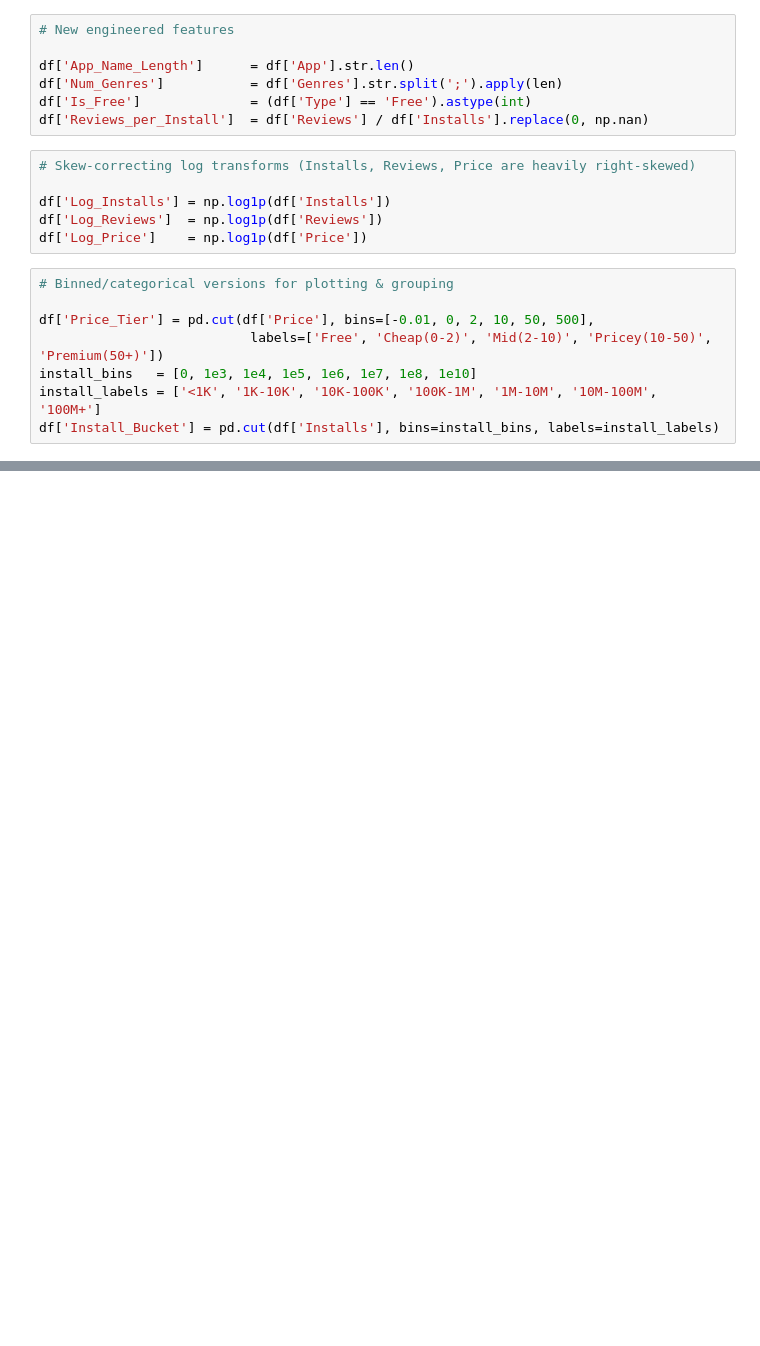
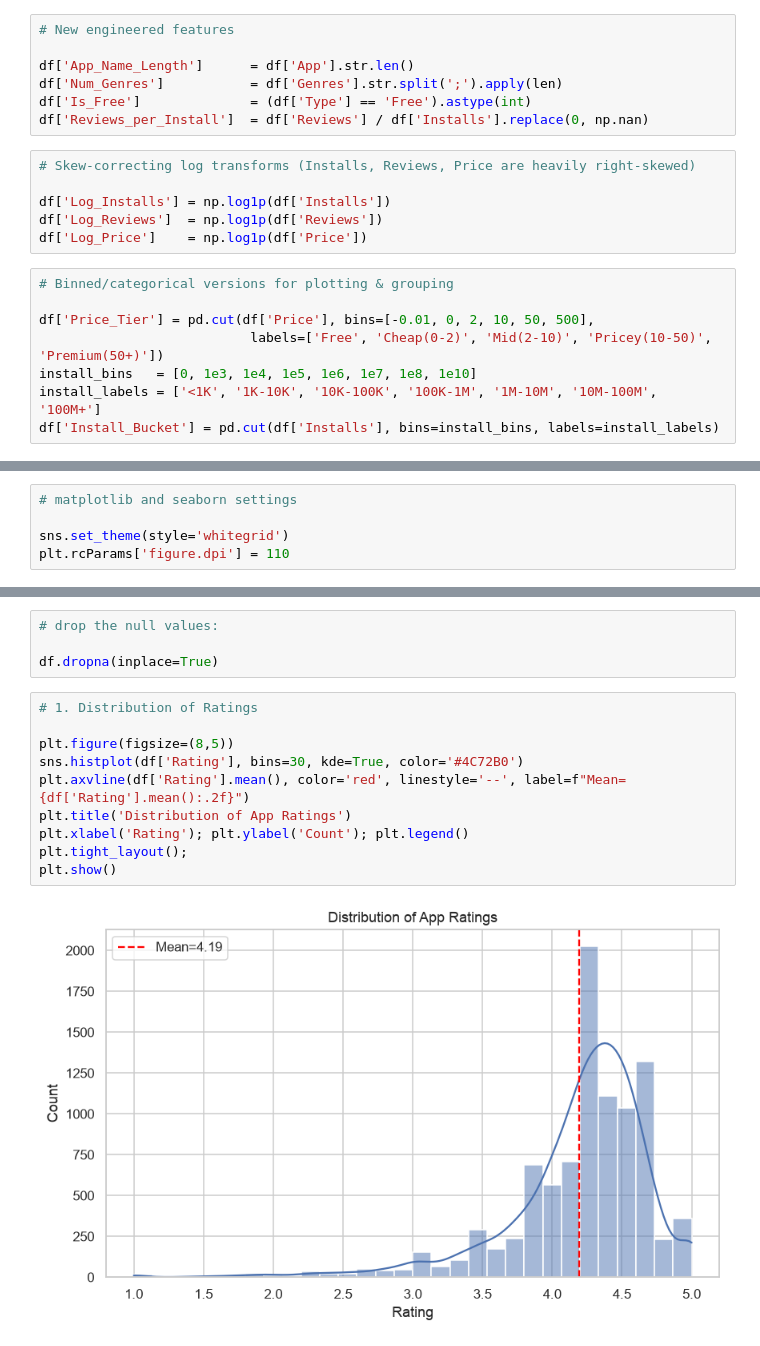
Before and after one commit to dilliram-code/mbust, a Jupyter notebook: Python Final Project/python_final_project.ipynb, the cells around one changed output, grey strips where cells are left out. Drawn from its saved outputs; the diff is of its cells as text; blank space fills up the shorter version.

Commit message:
perform eda with charts and get the insights

```diff
--- a/Python Final Project/python_final_project.ipynb
+++ b/Python Final Project/python_final_project.ipynb
@@ -118,0 +121,5 @@ df['Install_Bucket'] = pd.cut(df['Installs'], bins=install_bins, labels=install_
+# %%
+# matplotlib and seaborn settings
+
+sns.set_theme(style='whitegrid')
+plt.rcParams['figure.dpi'] = 110
@@ -118,0 +148,16 @@ df['Install_Bucket'] = pd.cut(df['Installs'], bins=install_bins, labels=install_
+# %%
+# drop the null values:
+
+df.dropna(inplace=True)
+# %%
+# 1. Distribution of Ratings
+
+plt.figure(figsize=(8,5))
+sns.histplot(df['Rating'], bins=30, kde=True, color='#4C72B0')
+plt.axvline(df['Rating'].mean(), color='red', linestyle='--', label=f"Mean={df['Rating'].mean():.2f}")
+plt.title('Distribution of App Ratings')
+plt.xlabel('Rating'); plt.ylabel('Count'); plt.legend()
+plt.tight_layout();
+plt.show()
+# %% [output]
+[figure, added]
```
Also changed, not shown: parts of 11 cells of this notebook.
